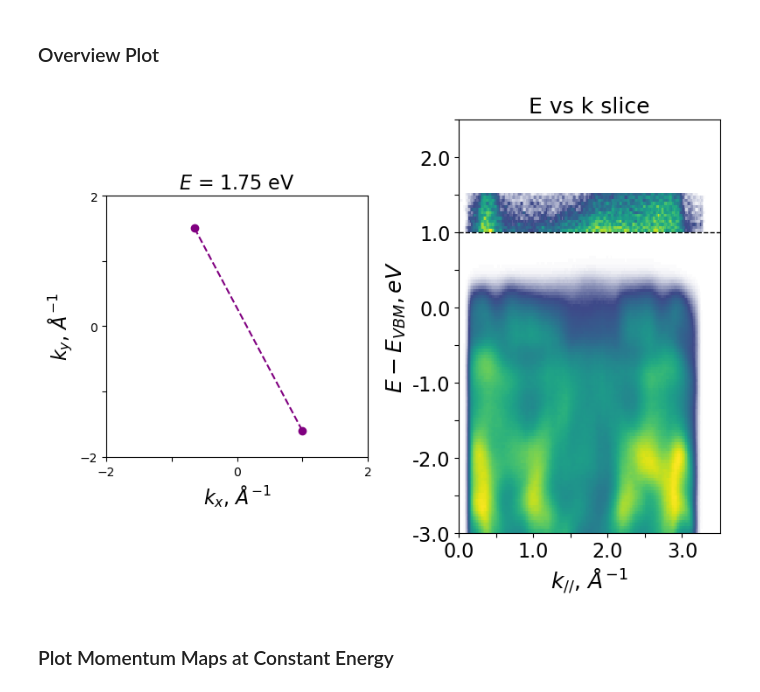
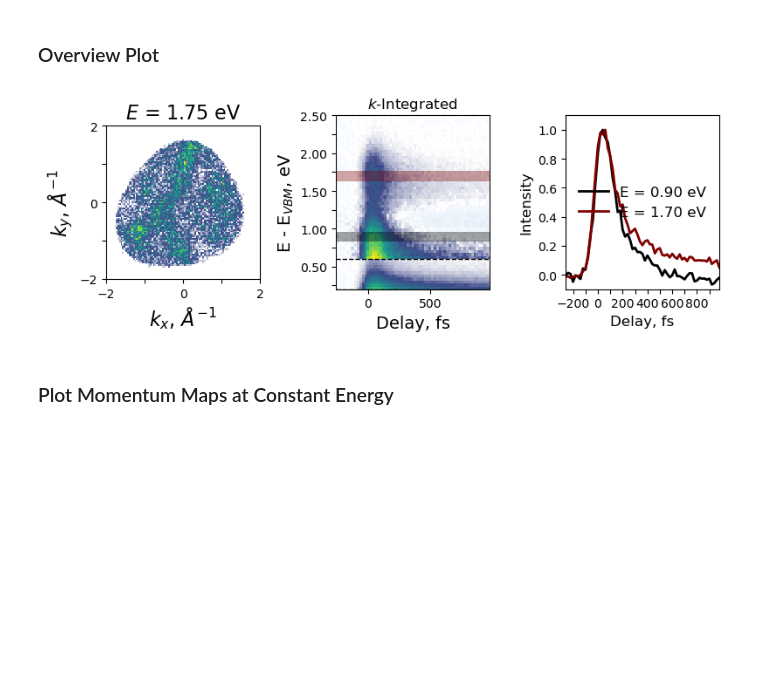
Before and after one commit to lawsonlloyd/mpes-analysis, a Jupyter notebook: mpes_Plot_Analysis.ipynb, the cells around one changed output. Drawn from its saved outputs; the diff is of its cells as text; code cells hidden in the pictures; blank space fills up the shorter version.

```diff
--- a/mpes_Plot_Analysis.ipynb
+++ b/mpes_Plot_Analysis.ipynb
@@ -39,8 +36,8 @@ The autoreload extension is already loaded. To reload it, use:
 # %%
 # Specify datapath, filename, and [Energy, Delay] offsets to load.
 
-data_path = 'R:\Lawson\Data\metis'
-#data_path = '/Users/lawsonlloyd/Desktop/Data/metis'
+#data_path = 'R:\Lawson\Data\metis'
+data_path = '/Users/lawsonlloyd/Desktop/Data/metis'
 
 # CrSBr
 filename, offsets = 'Scan162_RT_120x120x115x50_binned.h5', [0.8467, -120]
@@ -64,7 +61,7 @@ filename, offsets = 'Scan188_120K_120x120x115x77_binned.h5', [0.5660, -105]
 # filename, offsets = 'Scan1097_binned.h5', [0, 0]
 
 # NiI2
-filename, offsets = 'Scan1192_RT_NiI2_121x121x164x66_binned.h5', [.3, 0]
+#filename, offsets = 'Scan1192_RT_NiI2_121x121x164x66_binned.h5', [.3, 0]
 #filename, offsets = 'Scan1205_RT_NiI2_121x121x164_binned.h5', [-.6, 0]
 #filename, offsets = 'Scan1206_RT_NiI2_121x121x164_binned.h5', [0, 0]
 #filename, offsets = 'Scan1207_RT_NiI2_201x201x176_binned.h5', [0.3, 0]
@@ -72,6 +69,7 @@ filename, offsets = 'Scan1192_RT_NiI2_121x121x164x66_binned.h5', [.3, 0]
 #filename, offsets = 'Scan1210_RT_NiI2_xuvpolscan_121x121x139x73_binned.h5', [0, 0]
 #filename, offsets = 'Scan1109_binned.h5', [0, 0]
 #filename, offsets = 'Scan1095_binned.h5', [0, 0]
+filename, offsets = 'Scan1216_RT_NiI2_101x101x176x66_binned.h5', [0.3, 0]
 
 #  Load the Data
 data_loader = DataLoader(data_path + '//' + filename, offsets = offsets)
@@ -116,59 +114,50 @@ SyntaxError: invalid syntax (1857530572.py, line 7)
 ### Overview Plot
 # %%
 %matplotlib inline
-
-fig, axs = plt.subplots(1, 2, gridspec_kw={'width_ratios': [1, 1], 'height_ratios':[1]})
-fig.set_size_inches(8, 6, forward=False)
+fig, axs = plt.subplots(1, 3, gridspec_kw={'width_ratios': [1, 1, 1], 'height_ratios':[1]})
+fig.set_size_inches(8, 3, forward=False)
 axs = axs.flatten()
-
-colors = ['black', 'maroon']
 
 # Plot momentum map
 mpes.plot_momentum_maps(
     I_res, E=1.75, E_int=.2, delays=500, delay_int=1000,
     fig = fig, ax = axs[0],
     cmap=cmap_LTL,
     panel_labels=False, fontsize=16,
     nrows=2, figsize=(8, 6)
 )
 
+# Plot waterfall
+(kx, ky), (kx_int, ky_int) = (0, 0), (4, 4) # Central (kx, ky) point and k-integration
+mpes.plot_waterfall(
+    I_res, kx, kx_int, ky, ky_int,
+    fig = fig, ax = axs[1], subtract_neg = True,
+    energy_limits=[0.2, 2.5], E_enhance = .6
+)
+
 # Plot time traces
 E, E_int = [0.9, 1.7], .12 # Energies for Plotting Time Traces ; 1st Energy for MM
 (kx, ky), (kx_int, ky_int) = (0, 0), (4, 4) # Central (kx, ky) point and k-integration
 neg_delays = [-250, -100]
+colors = ['black', 'maroon']
 
-#mpes.plot_edc(I_res, kx, ky, kx_int, ky_int, fig=fig, ax=axs[1])
+mpes.plot_time_traces(
+    I_res, E, E_int, (kx, ky), (kx_int, ky_int),
+    norm_trace=True, subtract_neg=True, neg_delays=neg_delays,
+    fig = fig, ax = axs[2],
+    colors = colors,
+    fontsize=12
+)
+axs[2].set_ylim(-0.1, 1.1)
 
-# mpes.plot_time_traces(
-#     I_res, E, E_int, (kx, ky), (kx_int, ky_int),
-#     norm_trace=True, subtract_neg=True, neg_delays=neg_delays,
-#     fig = fig, ax = axs[1],
-#     colors = ['black', 'maroon'],
-#     fontsize=16
-# )
-# axs[1].set_ylim(-0.1, 1.1)
-
-# Plot k - E (arbitrary Cut)
-k_start, k_end = (-.65, 1.5), (1, -1.6)
-#k_start, k_end = (-1.4, -1.15), (1.1, 0.9)
-mpes.plot_k_cut(I_res, k_start=k_start, k_end=k_end, ax = axs[1], fig = fig, E_enhance = 1, ax2 = axs[0], n=200, w=0.5)
-
-# Plot waterfall
-(kx, ky), (kx_int, ky_int) = (0, 0), (4, 4) # Central (kx, ky) point and k-integration
-# mpes.plot_waterfall(
-#     I_res, kx, kx_int, ky, ky_int,
-#     fig = fig, ax = axs[3], subtract_neg = True,
-#     energy_limits=[0.2, 2.5], E_enhance = .6
-# )
-
-#for i in np.arange(len(E)):
-    #mpes.add_rect(500, 2000, E[i], E_int, axs[3], edgecolor=colors[i], facecolor=colors[i], alpha = 0.35)
+for i in np.arange(len(E)):
+    mpes.add_rect(500, 2000, E[i], E_int, axs[1], edgecolor=colors[i], facecolor=colors[i], alpha = 0.35)
 
 #mpes.save_figure(fig, name = f'test', image_format = 'pdf')
 
 fig.tight_layout()
 # %% [output]
-[figure, old version]
+[figure, new version]
 # %% [markdown]
 ### Plot Momentum Maps at Constant Energy
 # %%
```
Also changed, not shown: parts of 3 cells of this notebook, 1 other file.
